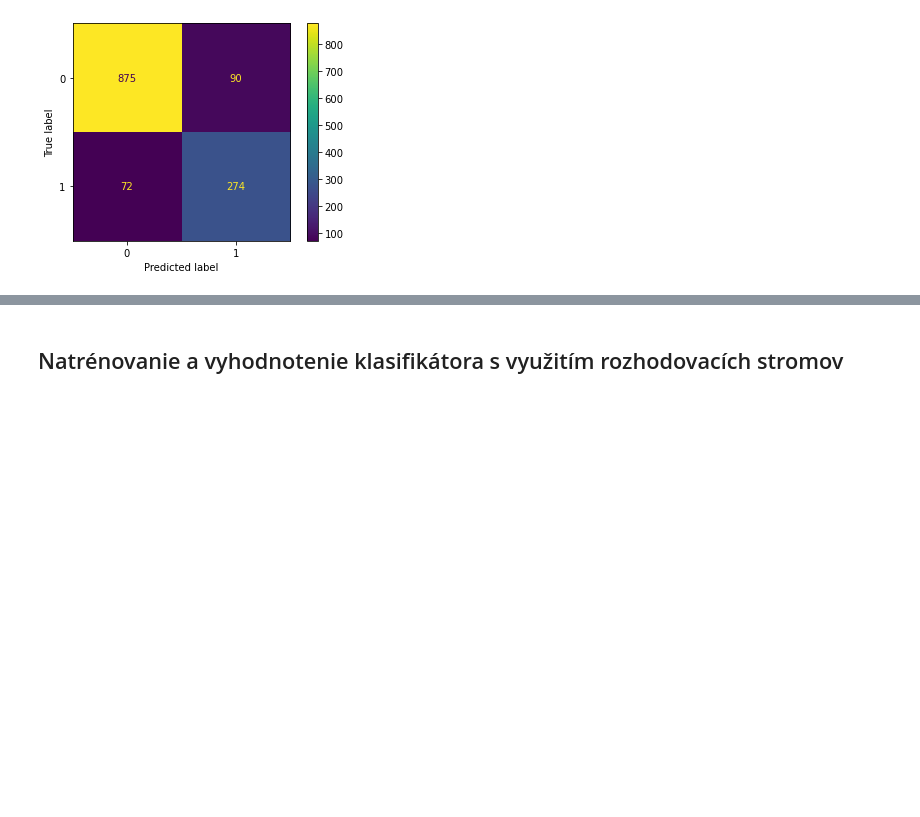
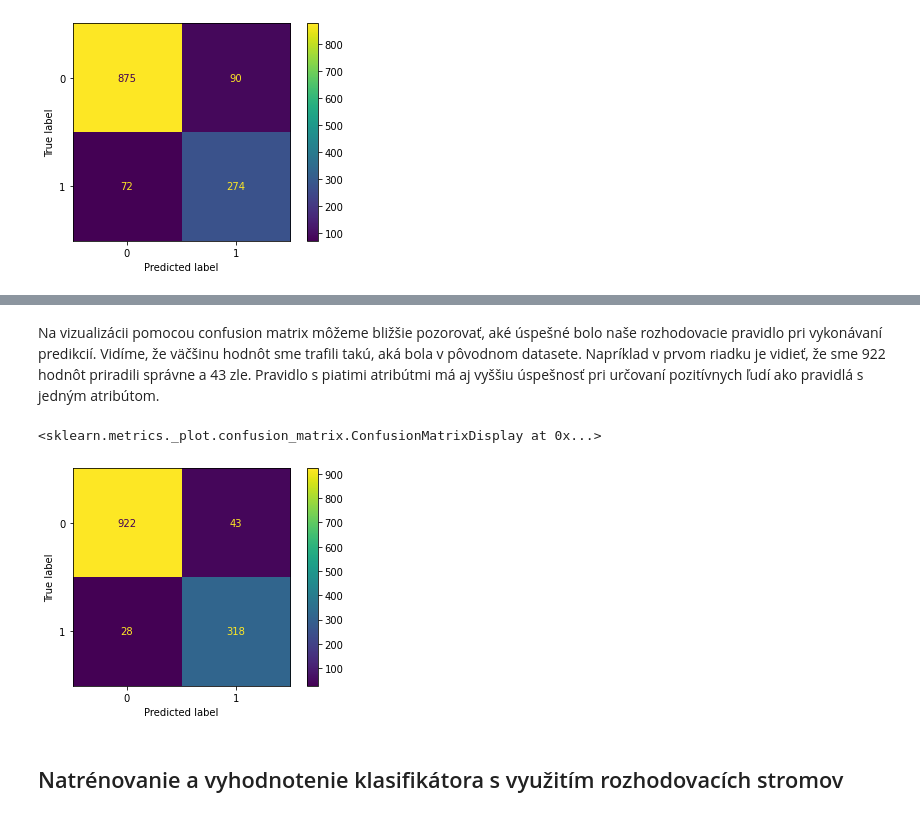
Before and after one commit to martinkukucka/IAU_Projekt, a Jupyter notebook: Projekt/projekt3.ipynb, the cells around one changed output, grey strips where cells are left out. Cells and saved outputs as stored; diff of their text form; code cells hidden in the pictures; blank space fills up the shorter version.

```diff
--- a/Projekt/projekt3.ipynb
+++ b/Projekt/projekt3.ipynb
@@ -1079,0 +1083,10 @@ ConfusionMatrixDisplay(confusion_matrix(y_test, predictions)).plot()
+# %%
+predictions = []
+
+for index,row in X_test.iterrows():
+    if row.mean_oxygen > 0.7 and row.skewness_oxygen < -0.61 and row.kurtosis_oxygen < -0.61 and row.std_oxygen > 0.81 and row.kurtosis_glucose > 0.65:
+        predictions.append(1)
+    else:
+        predictions.append(0)
+
+print(classification_report(y_test, predictions, digits = 3, target_names=target_names))
@@ -1080,3 +1102,10 @@ ConfusionMatrixDisplay(confusion_matrix(y_test, predictions)).plot()
+# %% [markdown]
+Na vizualizácii pomocou confusion matrix môžeme bližšie pozorovať, aké úspešné bolo naše rozhodovacie pravidlo pri vykonávaní predikcií. Vidíme, že väčšinu hodnôt sme trafili takú, aká bola v pôvodnom datasete. Napríklad v prvom riadku je vidieť, že sme 922 hodnôt priradili správne a 43 zle. Pravidlo s piatimi atribútmi má aj vyššiu úspešnosť pri určovaní pozitívnych ľudí ako pravidlá s jedným atribútom.
+# %%
+ConfusionMatrixDisplay(confusion_matrix(y_test, predictions)).plot()
+# %% [output]
+<sklearn.metrics._plot.confusion_matrix.ConfusionMatrixDisplay at 0x...>
+[figure, added]
 # %% [markdown]
 ## Natrénovanie a vyhodnotenie klasifikátora s využitím rozhodovacích stromov
 # %% [markdown]
```
Also changed, not shown: parts of 36 cells of this notebook.
